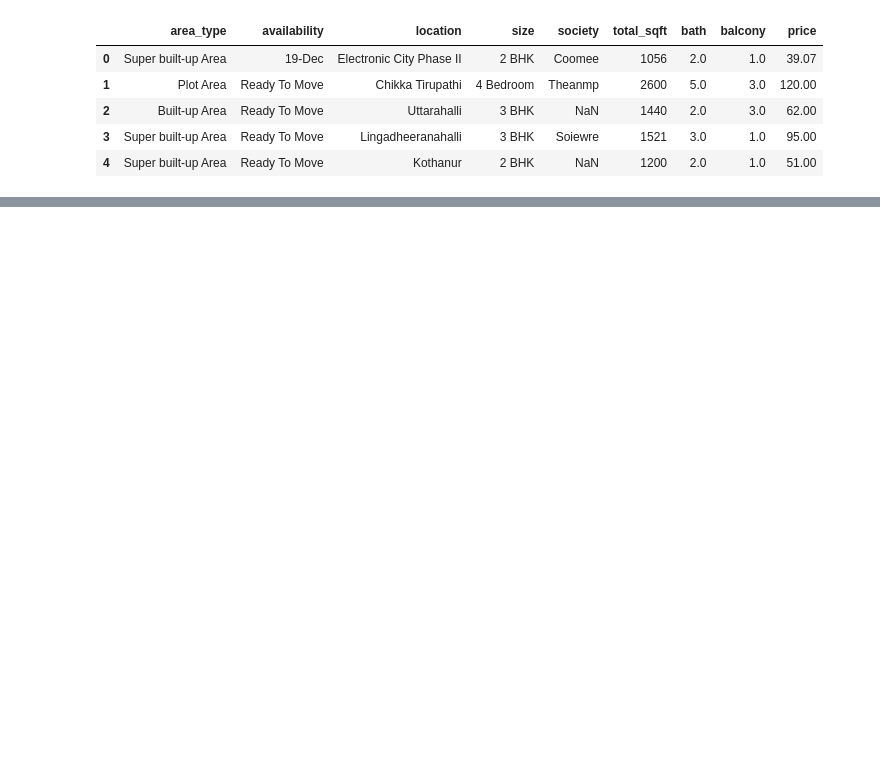
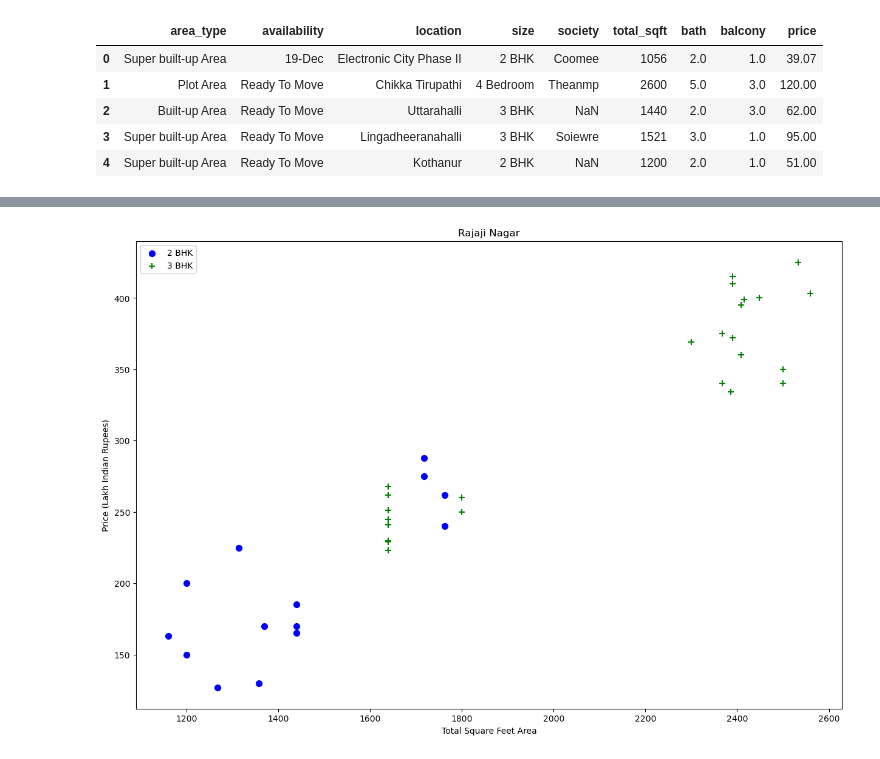
Before and after one commit to AkhilRaawat/Real-Estate-Price-Prediction, a Jupyter notebook: Untitled.ipynb, the cells around one changed output, grey strips where cells are left out. Saved outputs shown, nothing was run; the diff lists cells and outputs as text; code cells hidden in the pictures; blank space fills up the shorter version.

```diff
--- a/Untitled.ipynb
+++ b/Untitled.ipynb
@@ -17,0 +246,4 @@ df1.head()
+# %%
+plot_scatter_chart(df8,"Rajaji Nagar")
+# %% [output]
+[figure, added]
```
Also changed, not shown: parts of 29 cells of this notebook.
